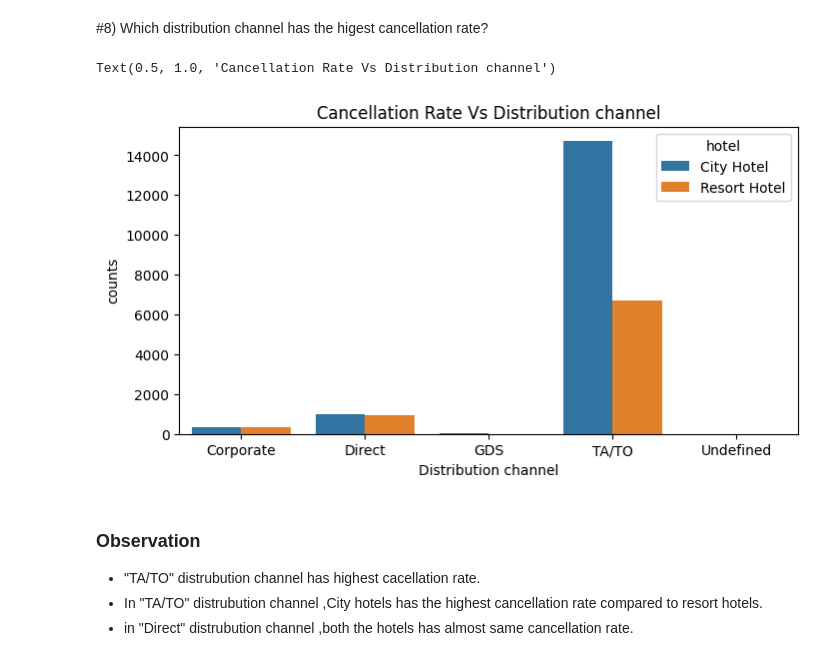
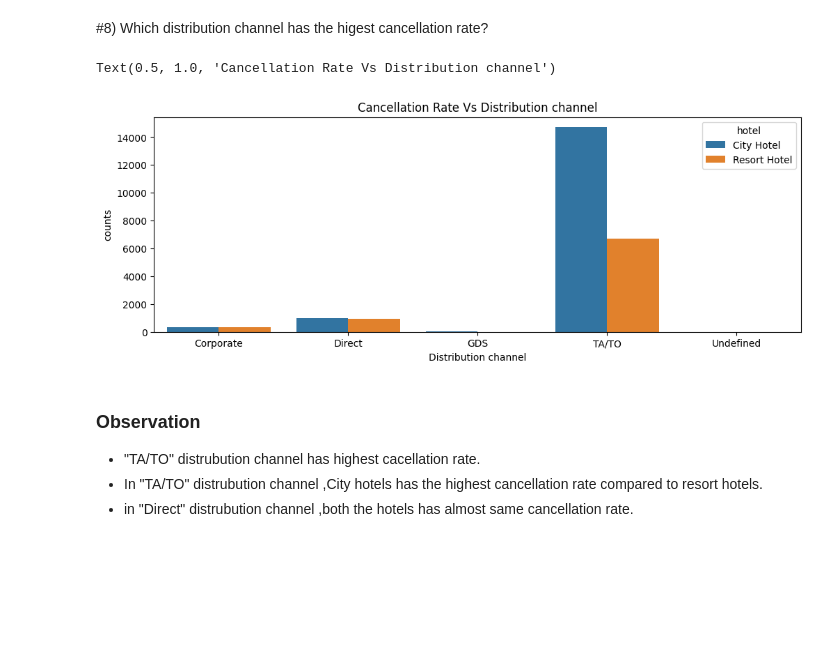
Before and after one commit to JvdAli/EDA_Hotel_Booking, a Jupyter notebook: EDA_on_Hotel_Booking_Analysis.ipynb, the cells around one changed output. Saved outputs shown, nothing was run; the diff lists cells and outputs as text; code cells hidden in the pictures; blank space fills up the shorter version.

```diff
--- a/EDA_on_Hotel_Booking_Analysis.ipynb
+++ b/EDA_on_Hotel_Booking_Analysis.ipynb
@@ -1092,22 +1069,22 @@ possible.
 # %%
 canceled_df=df1[df1['is_canceled']=='is cancelled']
 
 #group by distribution channel
 canceled_df=canceled_df.groupby(['distribution_channel','hotel']).size().reset_index().rename(columns={0:'Counts'})
 # canceled_df['Percentage']=canceled_df['Counts']*100/df1[df1['is_canceled']==1][0]
 canceled_df
 
 #set plot size and plot barchart
-plt.figure(figsize=(8,4))
+plt.figure(figsize=(12,4))
 sns.barplot(x='distribution_channel',y='Counts',hue="hotel",data=canceled_df)
 
 # set labels
 plt.xlabel('Distribution channel')
 plt.ylabel('counts')
 plt.title('Cancellation Rate Vs Distribution channel')
 # %% [output]
 Text(0.5, 1.0, 'Cancellation Rate Vs Distribution channel')
-[figure, old version]
+[figure, new version]
 # %% [markdown]
 ### **Observation**
 
```
Also changed, not shown: parts of 3 cells of this notebook.
